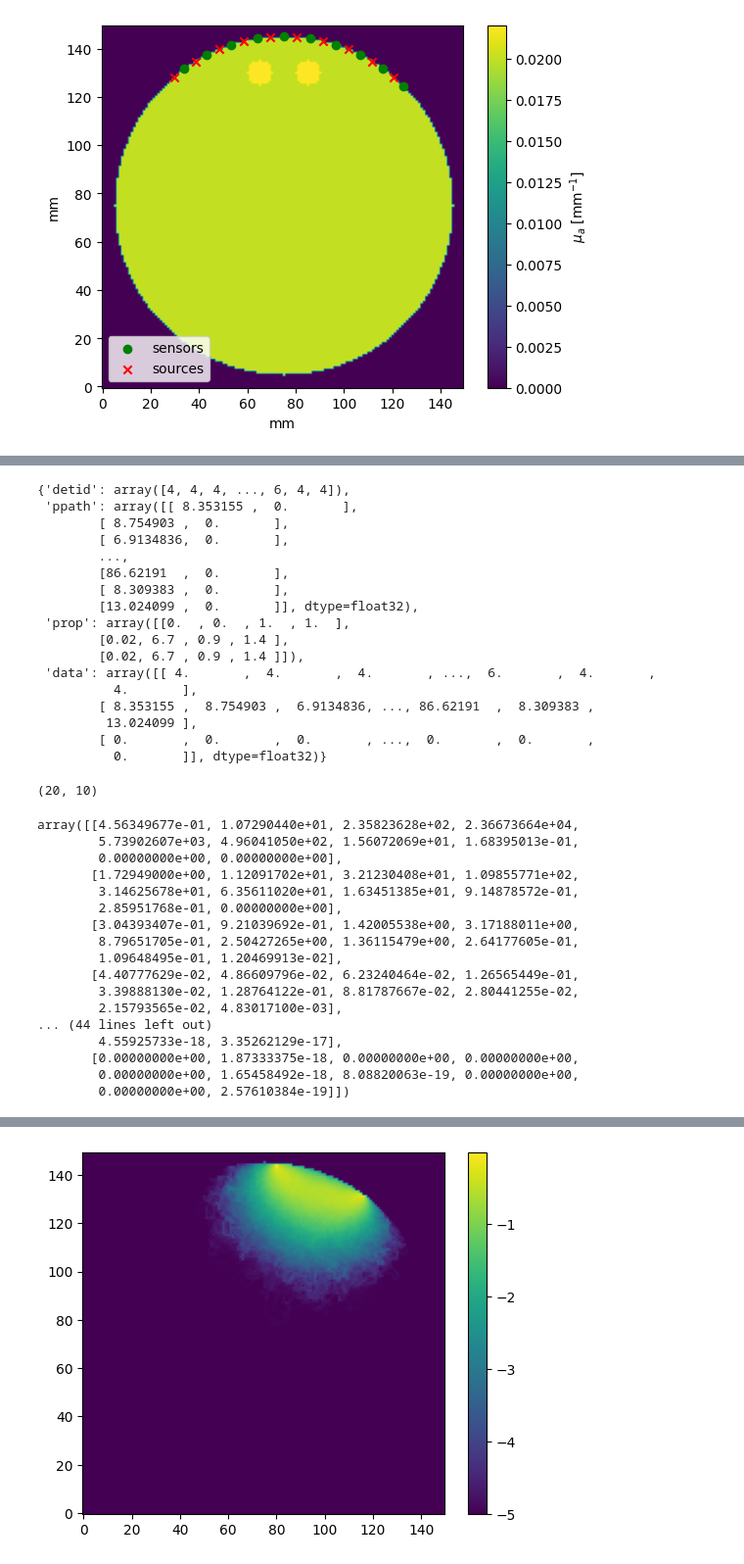
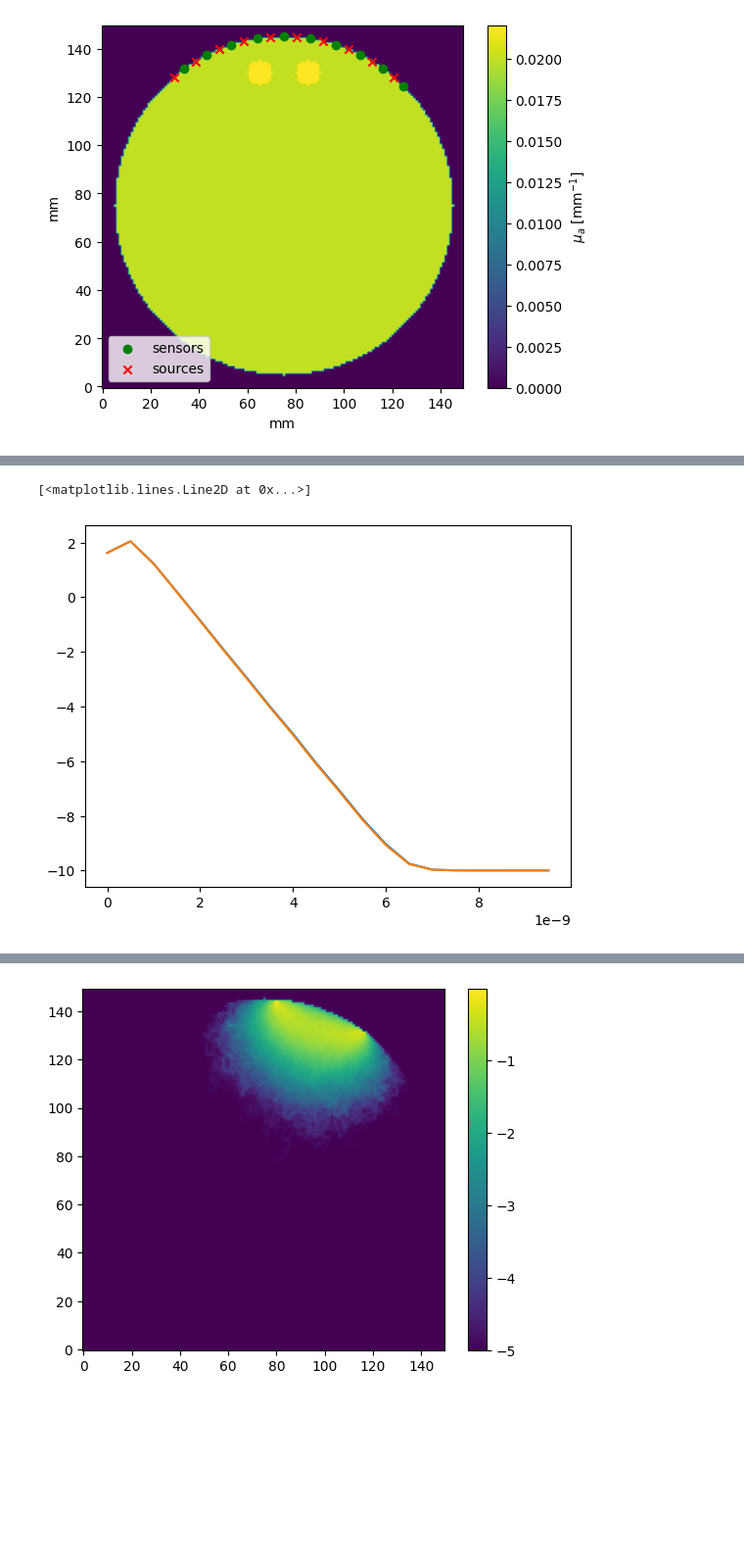
Before and after one commit to neural-imagery/tomography-experiments, a Jupyter notebook: 3d/main.ipynb, the cells around one changed output, grey strips where cells are left out. Shown at 98% size. Drawn from its saved outputs; the diff is of its cells as text; code cells hidden in the pictures; blank space fills up the shorter version.

```diff
--- a/3d/main.ipynb
+++ b/3d/main.ipynb
@@ -190,65 +195,27 @@ dphi = -np.tensordot(J, dmua_reshaped, axes=([0,1,2], [0,1,2])) # beware negativ
 dphi = dphi.squeeze()
 # %%
 weights = detweight(res_bg['detp'], cfg_bg['prop'])
-# %%
-res_bg['detp']
-# %% [output]
-{'detid': array([4, 4, 4, ..., 6, 4, 4]),
- 'ppath': array([[ 8.353155 ,  0.       ],
-        [ 8.754903 ,  0.       ],
-        [ 6.9134836,  0.       ],
-        ...,
-        [86.62191  ,  0.       ],
-        [ 8.309383 ,  0.       ],
-        [13.024099 ,  0.       ]], dtype=float32),
- 'prop': array([[0.  , 0.  , 1.  , 1.  ],
-        [0.02, 6.7 , 0.9 , 1.4 ],
-        [0.02, 6.7 , 0.9 , 1.4 ]]),
- 'data': array([[ 4.       ,  4.       ,  4.       , ...,  6.       ,  4.       ,
-          4.       ],
-        [ 8.353155 ,  8.754903 ,  6.9134836, ..., 86.62191  ,  8.309383 ,
-         13.024099 ],
-        [ 0.       ,  0.       ,  0.       , ...,  0.       ,  0.       ,
-          0.       ]], dtype=float32)}
 # %%
 # # METHOD 1 for getting finite difference approximation
 # intensity_bg = get_cw_data(res_bg, cfg_bg)
 # intensity_true = get_cw_data(res_true, cfg_true)
 
 # dphi_fd = (intensity_true - intensity_bg) / intensity_true
 
 # METHOD 2 for getting finite difference approximation (using the same photons)
 data_bg, t = get_td_data(res_bg, cfg_bg)
 data_true, _ = get_td_data(res_bg, cfg_true)
 
 cw_data_bg = np.sum(data_true, axis=0)[np.newaxis, :]
 dphi_fd = (data_true - data_bg) / cw_data_bg
 
 # intensity_bg = get_cw_data(res_bg, cfg_bg)
 # intensity_true = get_cw_data(res_bg, cfg_true) # note we use res_bg here too
 
 # dphi_fd = (intensity_true - intensity_bg) / intensity_true
+# for i in range(noptodes):
+plt.plot(t, np.log10(data_bg[:,0] + 1e-10))
+plt.plot(t, np.log10(data_true[:,0] + 1e-10))
+# %% [output]
+[<matplotlib.lines.Line2D at 0x...>]
+[figure, added]
-# %%
-data_bg.shape
-# %% [output]
-(20, 10)
-# %%
-data_bg
-# %% [output]
-array([[4.56349677e-01, 1.07290440e+01, 2.35823628e+02, 2.36673664e+04,
-        5.73902607e+03, 4.96041050e+02, 1.56072069e+01, 1.68395013e-01,
-        0.00000000e+00, 0.00000000e+00],
-       [1.72949000e+00, 1.12091702e+01, 3.21230408e+01, 1.09855771e+02,
-        3.14625678e+01, 6.35611020e+01, 1.63451385e+01, 9.14878572e-01,
-        2.85951768e-01, 0.00000000e+00],
-       [3.04393407e-01, 9.21039692e-01, 1.42005538e+00, 3.17188011e+00,
-        8.79651705e-01, 2.50427265e+00, 1.36115479e+00, 2.64177605e-01,
-        1.09648495e-01, 1.20469913e-02],
-       [4.40777629e-02, 4.86609796e-02, 6.23240464e-02, 1.26565449e-01,
-        3.39888130e-02, 1.28764122e-01, 8.81787667e-02, 2.80441255e-02,
-        2.15793565e-02, 4.83017100e-03],
-... (44 lines left out)
-        4.55925733e-18, 3.35262129e-17],
-       [0.00000000e+00, 1.87333375e-18, 0.00000000e+00, 0.00000000e+00,
-        0.00000000e+00, 1.65458492e-18, 8.08820063e-19, 0.00000000e+00,
-        0.00000000e+00, 2.57610384e-19]])
```
Also changed, not shown: parts of 29 cells of this notebook, 4 other files.
